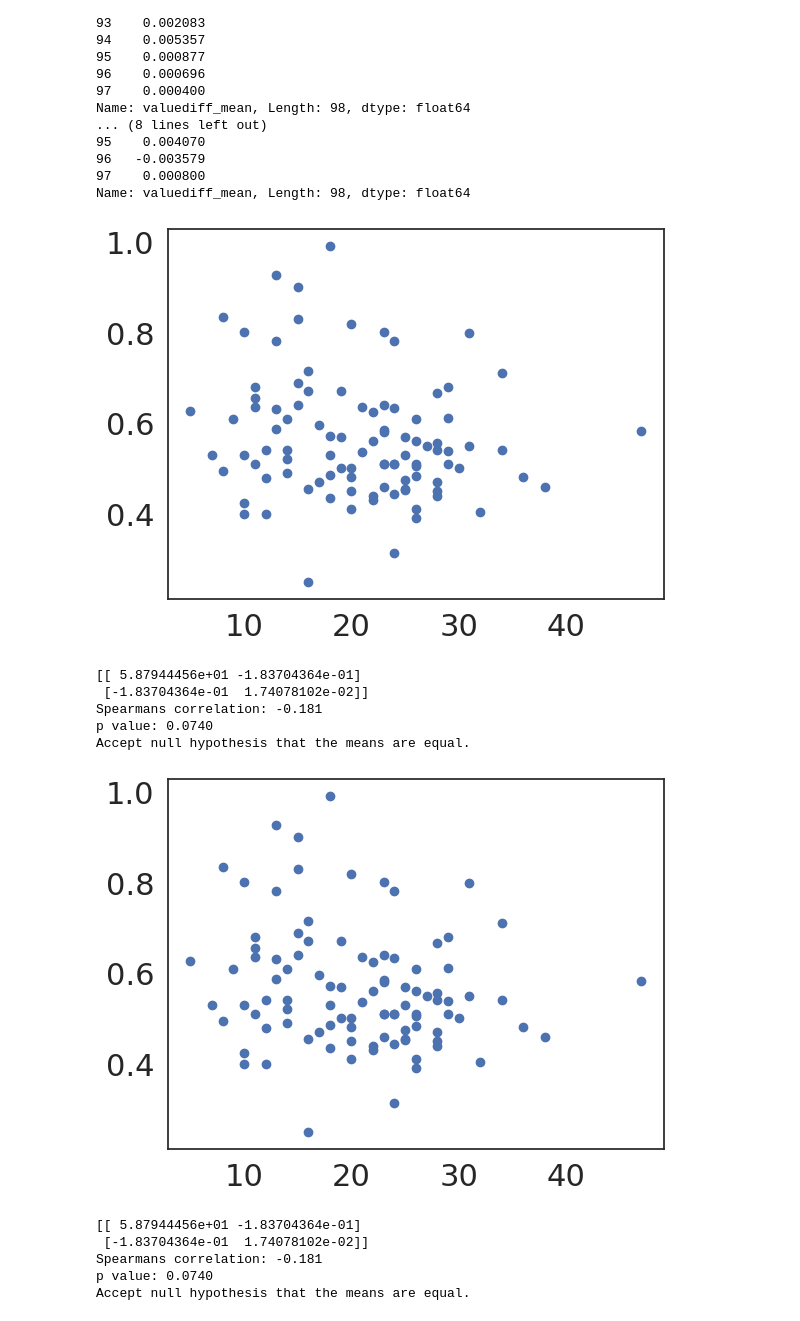
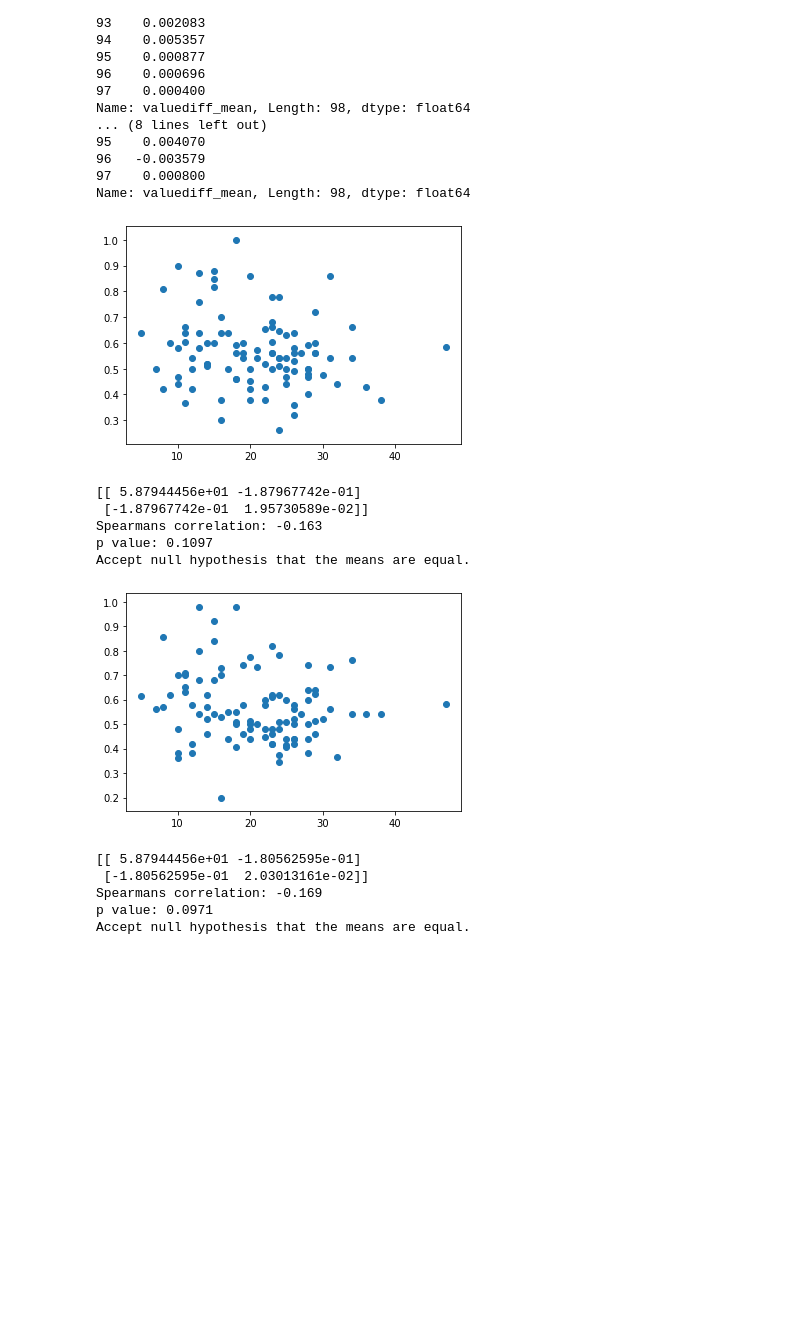
Before and after one commit to fareri-lab/WTP_Rejection_Choice_Pub, a Jupyter notebook: correlations_JD.ipynb, the cells around one changed output. Cells and saved outputs as stored; diff of their text form; code cells hidden in the pictures; blank space fills up the shorter version.

```diff
--- a/correlations_JD.ipynb
+++ b/correlations_JD.ipynb
@@ -90,48 +89,48 @@ Name: valuediff_mean, Length: 98, dtype: float64
 Name: valuediff_mean, Length: 98, dtype: float64
 # %%
 # prop_socialchoice_ // AQ
-pyplot.scatter(aq['AQ'],rej['overall_prop_social_choice'])
+pyplot.scatter(aq['AQ'],rej['prop_socialchoice'])
 pyplot.show()
-covariance = cov(aq['AQ'],rej['overall_prop_social_choice'])
+covariance = cov(aq['AQ'],rej['prop_socialchoice'])
 print(covariance)
-corr, _ = spearmanr(aq['AQ'],rej['overall_prop_social_choice'])
+corr, _ = spearmanr(aq['AQ'],rej['prop_socialchoice'])
 print('Spearmans correlation: %.3f' % corr)
-r,p = scipy.stats.spearmanr(aq['AQ'],rej['overall_prop_social_choice'])
+r,p = scipy.stats.spearmanr(aq['AQ'],rej['prop_socialchoice'])
 print('p value: %.4f' % p)
 
 alpha = 0.05
 if p > alpha:
  print('Accept null hypothesis that the means are equal.')
 else:
     print('Reject the null hypothesis that the means are equal.')
 
 
-pyplot.scatter(aq['AQ'],acc['overall_prop_social_choice'])
+pyplot.scatter(aq['AQ'],acc['prop_socialchoice'])
 pyplot.show()
-covariance = cov(aq['AQ'],acc['overall_prop_social_choice'])
+covariance = cov(aq['AQ'],acc['prop_socialchoice'])
 print(covariance)
-corr, _ = spearmanr(aq['AQ'],acc['overall_prop_social_choice'])
+corr, _ = spearmanr(aq['AQ'],acc['prop_socialchoice'])
 print('Spearmans correlation: %.3f' % corr)
-r,p = scipy.stats.spearmanr(aq['AQ'],acc['overall_prop_social_choice'])
+r,p = scipy.stats.spearmanr(aq['AQ'],acc['prop_socialchoice'])
 print('p value: %.4f' % p)
 
 alpha = 0.05
 if p > alpha:
  print('Accept null hypothesis that the means are equal.')
 else:
     print('Reject the null hypothesis that the means are equal.')
 # %% [output]
-[figure, old version]
+[figure, new version]
-[[ 5.87944456e+01 -1.83704364e-01]
- [-1.83704364e-01  1.74078102e-02]]
-Spearmans correlation: -0.181
-p value: 0.0740
+[[ 5.87944456e+01 -1.87967742e-01]
+ [-1.87967742e-01  1.95730589e-02]]
+Spearmans correlation: -0.163
+p value: 0.1097
 Accept null hypothesis that the means are equal.
-[figure, old version]
+[figure, new version]
-[[ 5.87944456e+01 -1.83704364e-01]
- [-1.83704364e-01  1.74078102e-02]]
-Spearmans correlation: -0.181
-p value: 0.0740
+[[ 5.87944456e+01 -1.80562595e-01]
+ [-1.80562595e-01  2.03013161e-02]]
+Spearmans correlation: -0.169
+p value: 0.0971
 Accept null hypothesis that the means are equal.
 # %%
 # prop_socialchoice_ // NTBS
```
Also changed, not shown: parts of 32 cells of this notebook, 18 other files.
